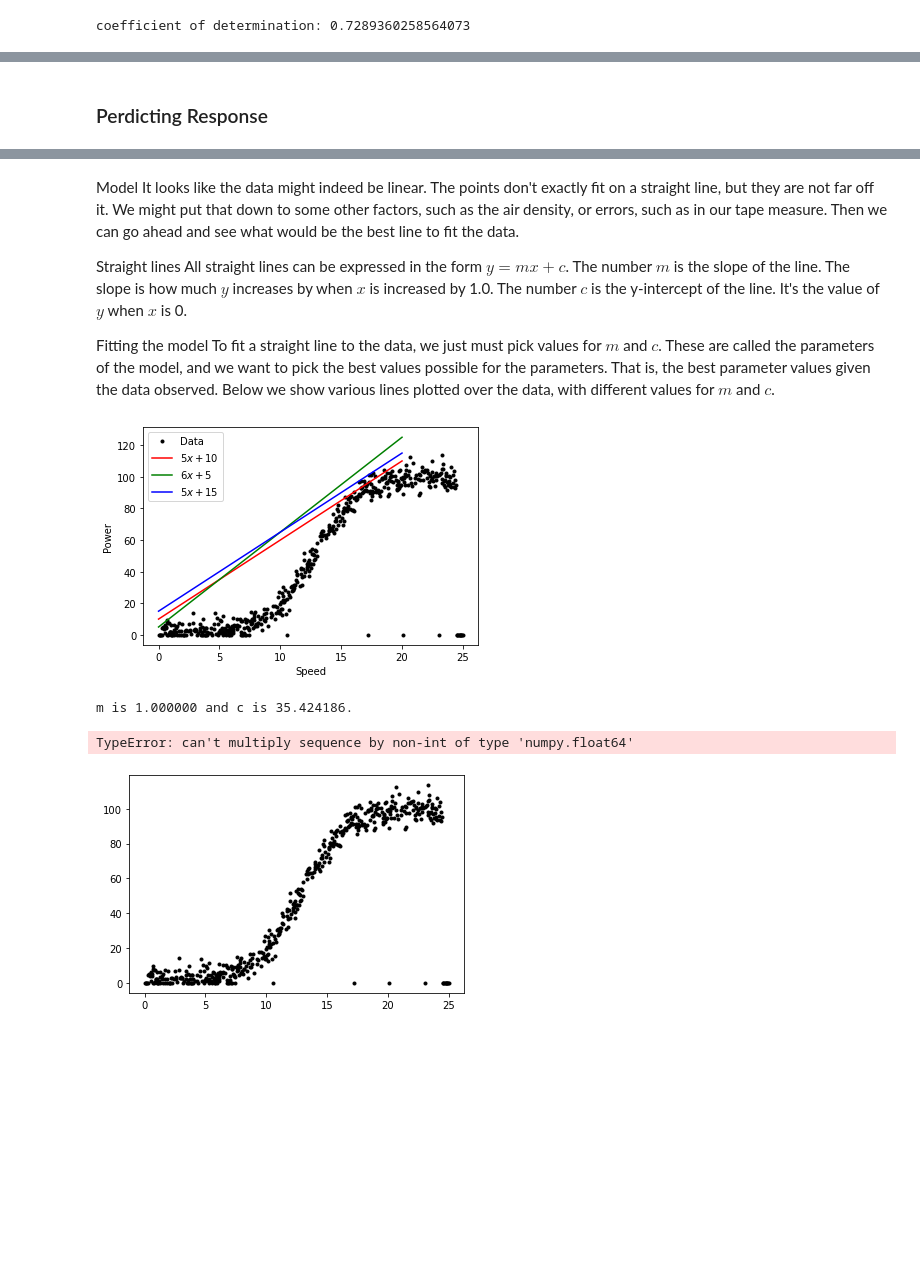
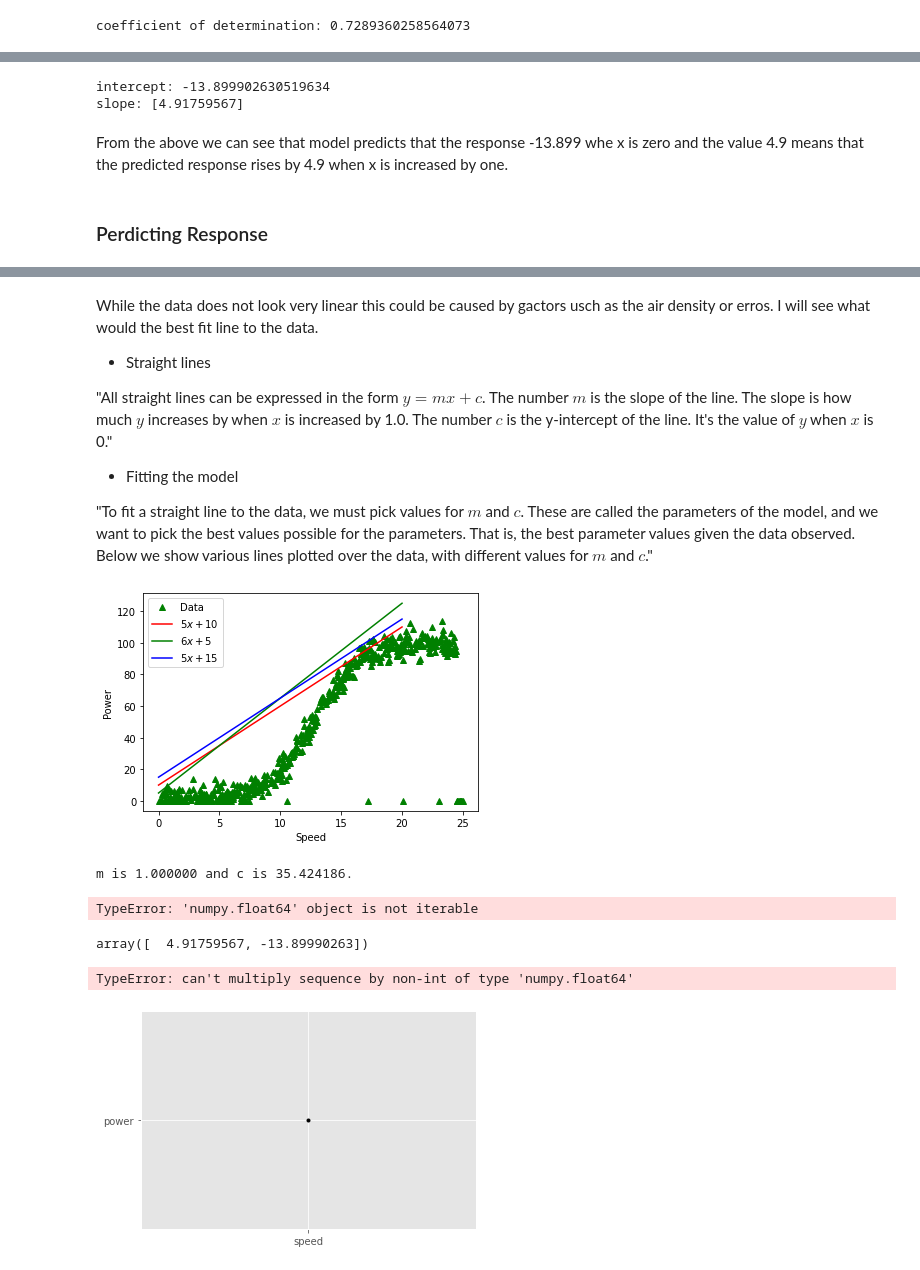
Before and after one commit to LauraBrogan/2020-Fundamentals-Project, a Jupyter notebook: 2020 Fundamentals Project.ipynb, the cells around one changed output, grey strips where cells are left out. Cells and saved outputs as stored; diff of their text form; code cells hidden in the pictures; blank space fills up the shorter version.

```diff
--- a/2020 Fundamentals Project.ipynb
+++ b/2020 Fundamentals Project.ipynb
@@ -186,3 +182,13 @@ slope: [[4.91759567]]
+# %%
+#the properties of model are intercep and coef
+#this code displays this and you can see intercept is a scaler and coef is an array
+print('intercept:', model.intercept_)
+print('slope:', model.coef_)
+# %% [output]
+intercept: -13.899902630519634
+slope: [4.91759567]
+# %% [markdown]
+From the above we can see that model predicts that the response -13.899 whe x is zero and the value 4.9 means that the predicted response rises by 4.9 when x is increased by one.
 # %% [markdown]
 ### Perdicting Response
 # %%
@@ -208,17 +215,18 @@ predicted response:
   1.06950011e+02  1.07318831e+02  1.07810590e+02  1.07933530e+02
   1.08302350e+02  1.08425290e+02  1.08794109e+02  1.09039989e+02]
 # %% [markdown]
-Model
-It looks like the data might indeed be linear. The points don't exactly fit on a straight line, but they are not far off it. We might put that down to some other factors, such as the air density, or errors, such as in our tape measure. Then we can go ahead and see what would be the best line to fit the data.
+While the data does not look very linear this could be caused by gactors usch as the air density or erros. I will see what would the best fit line to the data.
 
-Straight lines
-All straight lines can be expressed in the form $y = mx + c$. The number $m$ is the slope of the line. The slope is how much $y$ increases by when $x$ is increased by 1.0. The number $c$ is the y-intercept of the line. It's the value of $y$ when $x$ is 0.
+* Straight lines
 
-Fitting the model
-To fit a straight line to the data, we just must pick values for $m$ and $c$. These are called the parameters of the model, and we want to pick the best values possible for the parameters. That is, the best parameter values given the data observed. Below we show various lines plotted over the data, with different values for $m$ and $c$.
+"All straight lines can be expressed in the form $y = mx + c$. The number $m$ is the slope of the line. The slope is how much $y$ increases by when $x$ is increased by 1.0. The number $c$ is the y-intercept of the line. It's the value of $y$ when $x$ is 0."
+
+* Fitting the model
+
+"To fit a straight line to the data, we  must pick values for $m$ and $c$. These are called the parameters of the model, and we want to pick the best values possible for the parameters. That is, the best parameter values given the data observed. Below we show various lines plotted over the data, with different values for $m$ and $c$."
 # %%
-# Plot w versus d with black dots.
-plt.plot(speed, power, 'k.', label="Data")
+# Plot speed versus power with green triangels
+plt.plot(speed, power,'g^',  label="Data")
 
 # Overlay some lines on the plot.
 x = np.arange(0.0, 21.0, 1.0)
@@ -236,7 +244,7 @@ plt.ylabel('Power')
 # Show the plot.
 plt.show()
 # %% [output]
-[figure, old version]
+[figure, new version]
 # %%
 # Calculate the best values for m and c.
 
@@ -256,19 +264,39 @@ c = power_avg - m * speed_avg
 print("m is %8.6f and c is %6.6f." % (m, c))
 # %% [output]
 m is 1.000000 and c is 35.424186.
+# %%
+regression_line = ((m*x)+c )
+regression_line = []
+for x in x:
+    regression_line.append((m*x)+c)
+import matplotlib.pyplot as plt
+from matplotlib import style
+style.use('ggplot')
+plt.scatter(x,y,color='#003F72')
+plt.plot(x, regression_line)
+plt.show()
+# %% [output]
+TypeError: 'numpy.float64' object is not iterable
+# %%
+np.polyfit(speed, power, 1)
+# %% [output]
+array([  4.91759567, -13.89990263])
 # %%
+w=('speed')
+d=('power')
+
 # Plot the best fit line.
-plt.plot(speed, power, 'k.', label='Original data')
-plt.plot(speed, m * speed + c, 'b-', label='Best fit line')
+plt.plot(w, d, 'k.', label='Original data')
+plt.plot(w, m * w + c, 'b-', label='Best fit line')
 
 # Add axis labels and a legend.
-plt.xlabel('speed')
-plt.ylabel('power')
+plt.xlabel('Weight (KG)')
+plt.ylabel('Distance (CM)')
 plt.legend()
 
 # Show the plot.
 plt.show()
 # %% [output]
 TypeError: can't multiply sequence by non-int of type 'numpy.float64'
-[figure, old version]
+[figure, new version]
 # %% [markdown]
```
Also changed, not shown: parts of 8 cells of this notebook.
